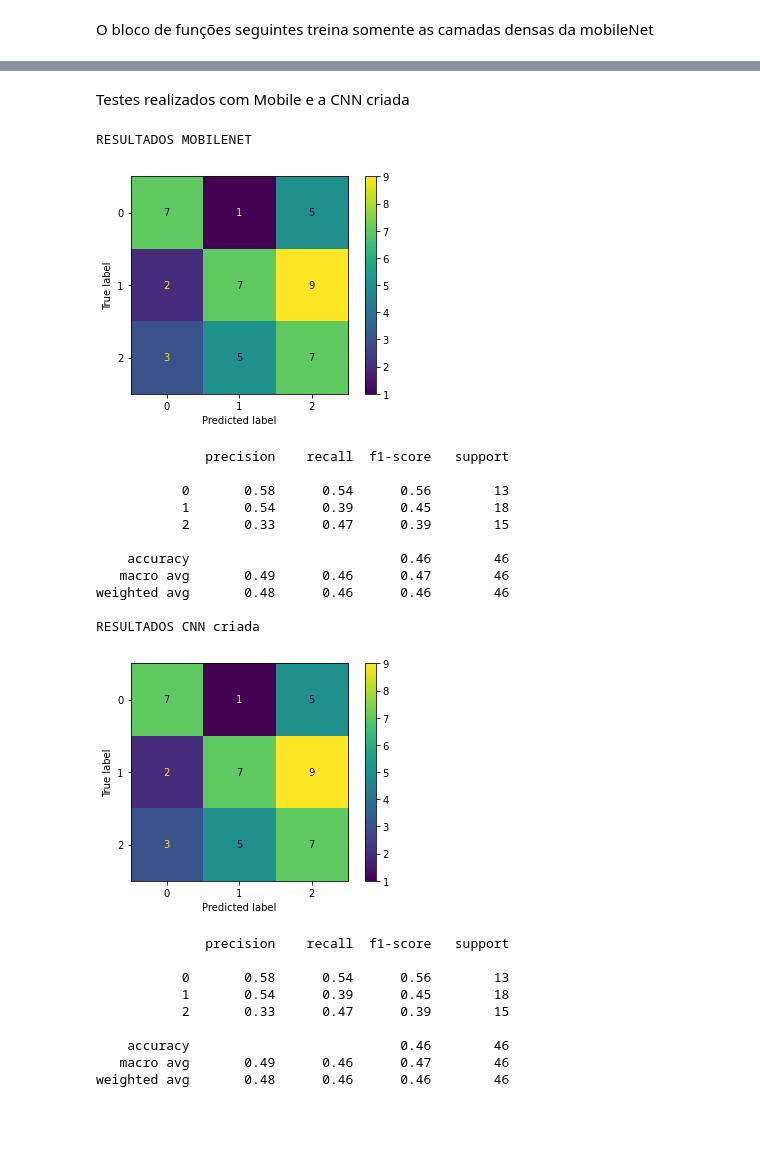
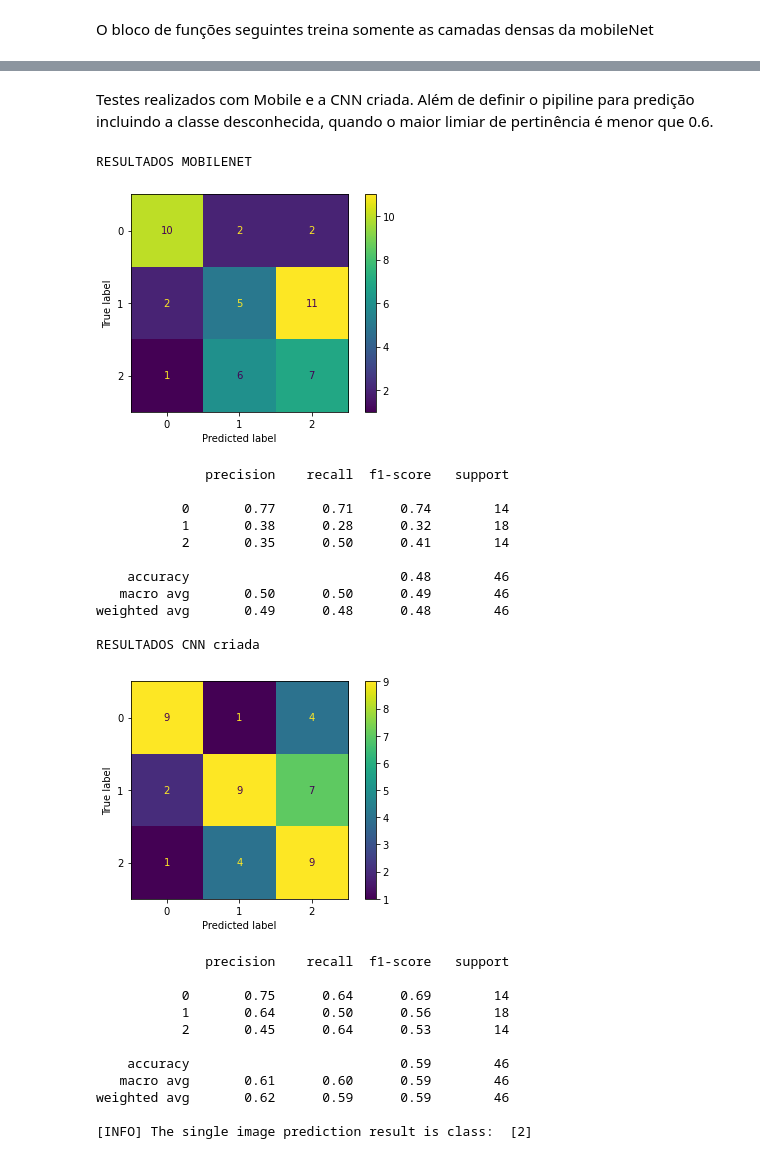
Before and after one commit to Alysonbnr/computer_vision_application, a Jupyter notebook: cnn_application.ipynb, the cells around one changed output, grey strips where cells are left out. Saved outputs shown, nothing was run; the diff lists cells and outputs as text; code cells hidden in the pictures; blank space fills up the shorter version.

```diff
--- a/cnn_application.ipynb
+++ b/cnn_application.ipynb
@@ -149,41 +165,55 @@ WARNING:tensorflow:`input_shape` is undefined or non-square, or `rows` is not in
-# %% [markdown]
-Testes realizados com Mobile e a CNN criada
+# %% [markdown]
+Testes realizados com Mobile e a CNN criada. Além de definir o pipiline para predição incluindo a  classe desconhecida, quando o maior limiar de pertinência é menor que 0.6.
 # %%
+def prediction_pipiline(image, model_path, thresh=0.6):
+    model = load_model(model_path)
+    image = np.expand_dims(image, axis=0)
+    y_res = model.predict(image)
+    if np.max(y_res) < thresh:
+      return 'Unknow Class'
+    else:
+      return np.where(y_res[0]==max(y_res[0]))[0]
+
 def test_model(model_path,X_test,y_test):
     model = load_model(model_path)
     y_res = model.predict(X_test)
     y_pred = [np.where(y==max(y))[0] for y in y_res]
     cm = confusion_matrix(y_test, y_pred)
     disp = ConfusionMatrixDisplay(confusion_matrix=cm)
     disp.plot()
     plt.show()
     print(classification_report(y_test,y_pred))
+
 print("RESULTADOS MOBILENET")
 test_model('/content/mobile_car_classifier.h5',X_test,y_test)
 
 print("RESULTADOS CNN criada")
-test_model('/content/mobile_car_classifier.h5',X_test,y_test)
+test_model('/content/cnn_car_classifier.h5',X_test,y_test)
+
+print("[INFO] The single image prediction result is class: ",prediction_pipiline(X_test[30][:],'/content/mobile_car_classifier.h5'))
 # %% [output]
 RESULTADOS MOBILENET
-[figure, old version]
+[figure, new version]
               precision    recall  f1-score   support
 
-           0       0.58      0.54      0.56        13
-           1       0.54      0.39      0.45        18
-           2       0.33      0.47      0.39        15
+           0       0.77      0.71      0.74        14
+           1       0.38      0.28      0.32        18
+           2       0.35      0.50      0.41        14
 
-    accuracy                           0.46        46
-   macro avg       0.49      0.46      0.47        46
-weighted avg       0.48      0.46      0.46        46
+    accuracy                           0.48        46
+   macro avg       0.50      0.50      0.49        46
+weighted avg       0.49      0.48      0.48        46
 
 RESULTADOS CNN criada
-[figure, old version]
+[figure, new version]
               precision    recall  f1-score   support
 
-           0       0.58      0.54      0.56        13
-           1       0.54      0.39      0.45        18
-           2       0.33      0.47      0.39        15
+           0       0.75      0.64      0.69        14
+           1       0.64      0.50      0.56        18
+           2       0.45      0.64      0.53        14
 
-    accuracy                           0.46        46
-   macro avg       0.49      0.46      0.47        46
-weighted avg       0.48      0.46      0.46        46
+    accuracy                           0.59        46
+   macro avg       0.61      0.60      0.59        46
+weighted avg       0.62      0.59      0.59        46
+
+[INFO] The single image prediction result is class:  [2]
```
Also changed, not shown: parts of 5 cells of this notebook.
